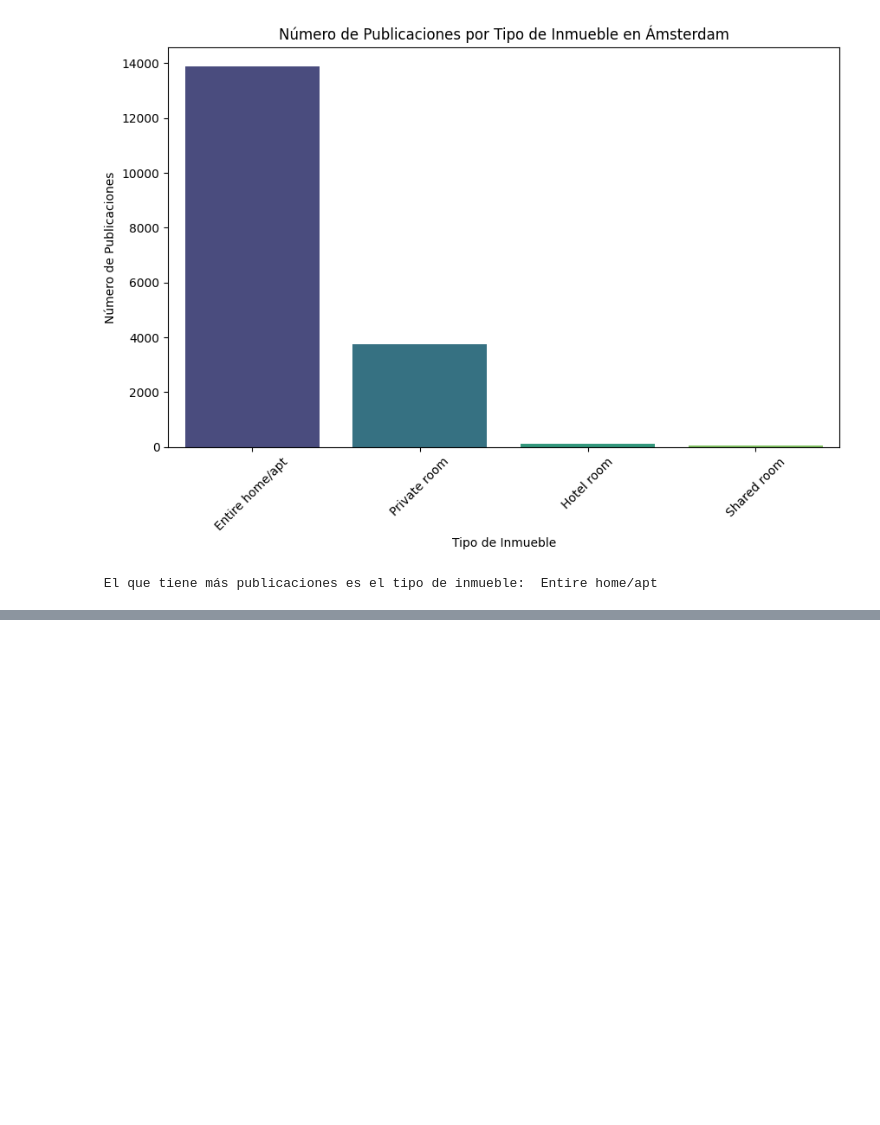
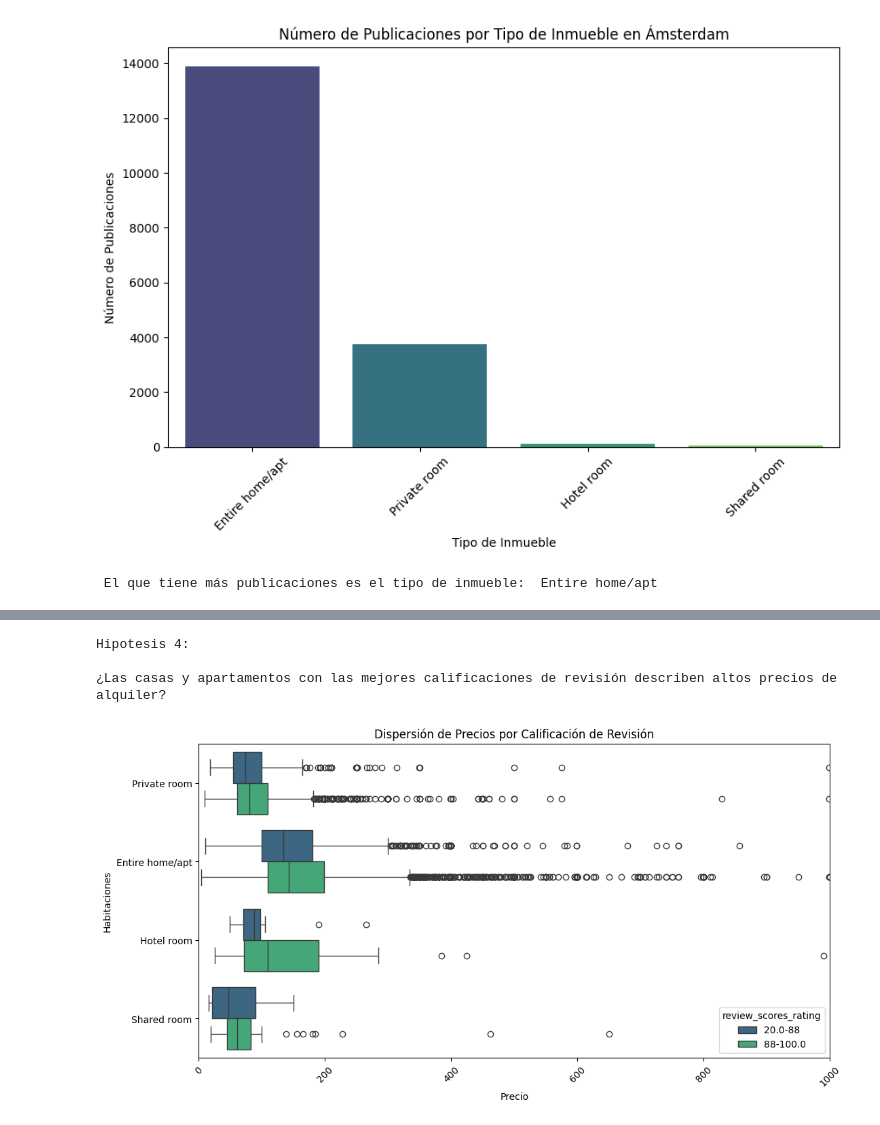
Before and after one commit to Emmaquantum/Data-Science-Proyect-Airbnb, a Jupyter notebook: PrimerReporte.ipynb, the cells around one changed output, grey strips where cells are left out. Cells and saved outputs as stored; diff of their text form; code cells hidden in the pictures; blank space fills up the shorter version.

```diff
--- a/PrimerReporte.ipynb
+++ b/PrimerReporte.ipynb
@@ -328,0 +360,21 @@ El tipo de habitación con los precios más económicos es:  Shared room
+# %%
+print("Hipotesis 4: ")
+print("\n¿Las casas y apartamentos con las mejores calificaciones de revisión describen altos precios de alquiler?")
+
+min_score = data_list_['review_scores_rating'].min()
+max_score = data_list_['review_scores_rating'].max()
+
+#Create a box plot of the prices by type room, but the prices is the x-axis and review_scores_rating is the y-axis
+plt.figure(figsize=(12, 6))
+sns.boxplot(data=data_list_, x='price', y='room_type',hue=pd.cut(data_list_['review_scores_rating'], bins=[min_score, 88, max_score], labels=[f'{min_score}-88', f'88-{max_score}']), palette='viridis')
+plt.xlim(0, 1000)  # Limitar el eje x para enfocar en precios razonables
+plt.title('Dispersión de Precios por Calificación de Revisión')
+plt.xlabel('Precio')
+plt.ylabel('Habitaciones')
+plt.xticks(rotation=45)
+plt.show()
+# %% [output]
+Hipotesis 4:
+
+¿Las casas y apartamentos con las mejores calificaciones de revisión describen altos precios de alquiler?
+[figure, added]
```
Also changed, not shown: parts of 7 cells of this notebook.
